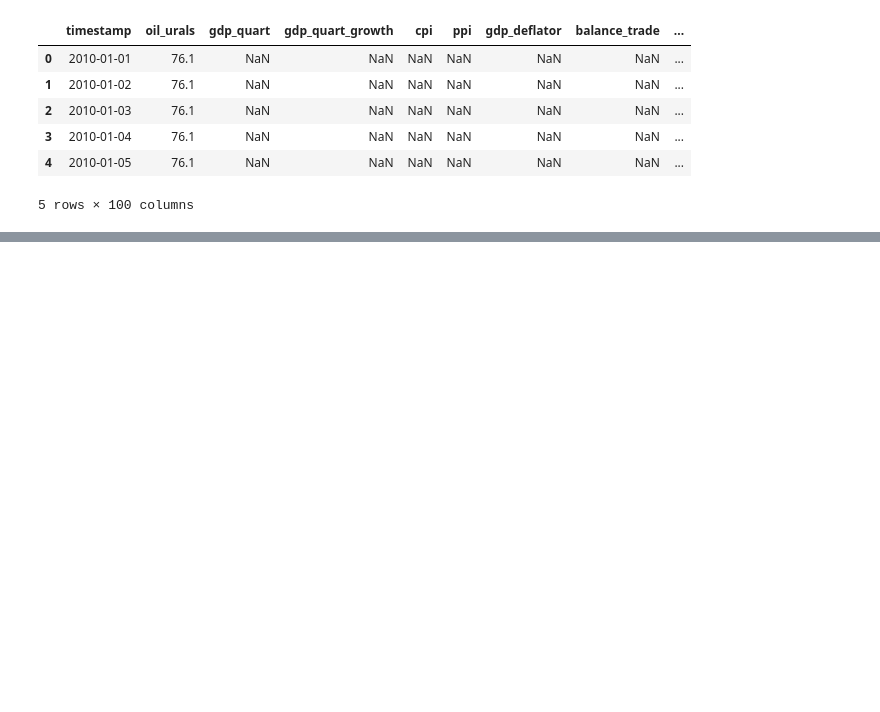
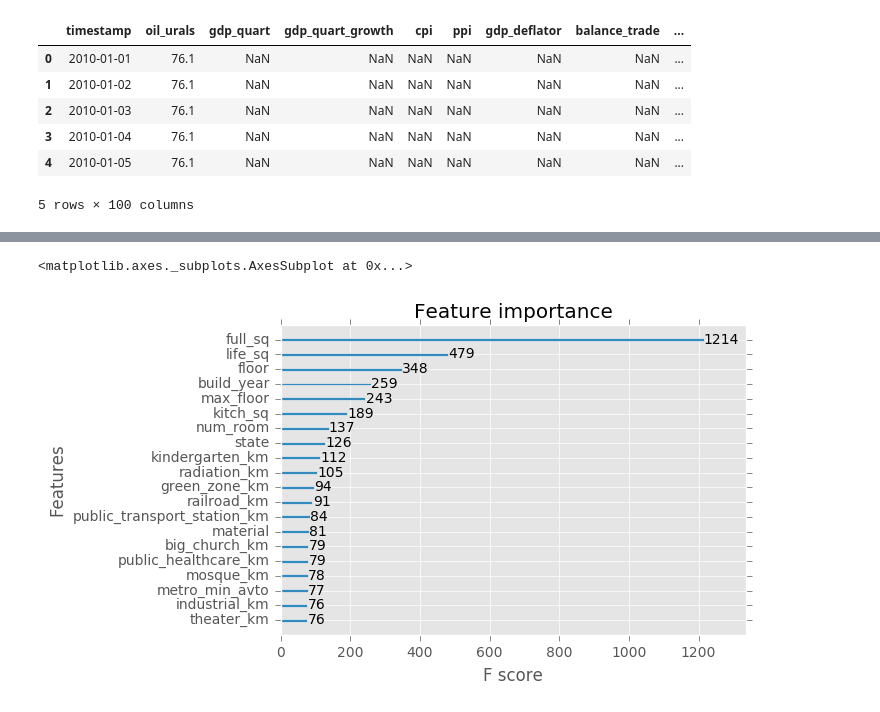
Before and after one commit to datitran/Krimskrams, a Jupyter notebook: Kaggle/Sberbank Russian Housing Market/Sberbank Russian Housing Market.ipynb, the cells around one changed output, grey strips where cells are left out. Saved outputs shown, nothing was run; the diff lists cells and outputs as text; code cells hidden in the pictures; blank space fills up the shorter version.

```diff
--- a/Kaggle/Sberbank Russian Housing Market/Sberbank Russian Housing Market.ipynb
+++ b/Kaggle/Sberbank Russian Housing Market/Sberbank Russian Housing Market.ipynb
@@ -103,6 +102,11 @@ pass
 # %%
 num_boost_rounds = len(cv_output)
 model = xgb.train(dict(xgb_params, silent=0), dtrain, num_boost_round=num_boost_rounds)
+# %%
+xgb.plot_importance(model, max_num_features=20)
+# %% [output]
+<matplotlib.axes._subplots.AxesSubplot at 0x...>
+[figure, added]
 # %%
 pred = model.predict(dtrain)
 # %%
```
Also changed, not shown: parts of 6 cells of this notebook, 5 other files.
